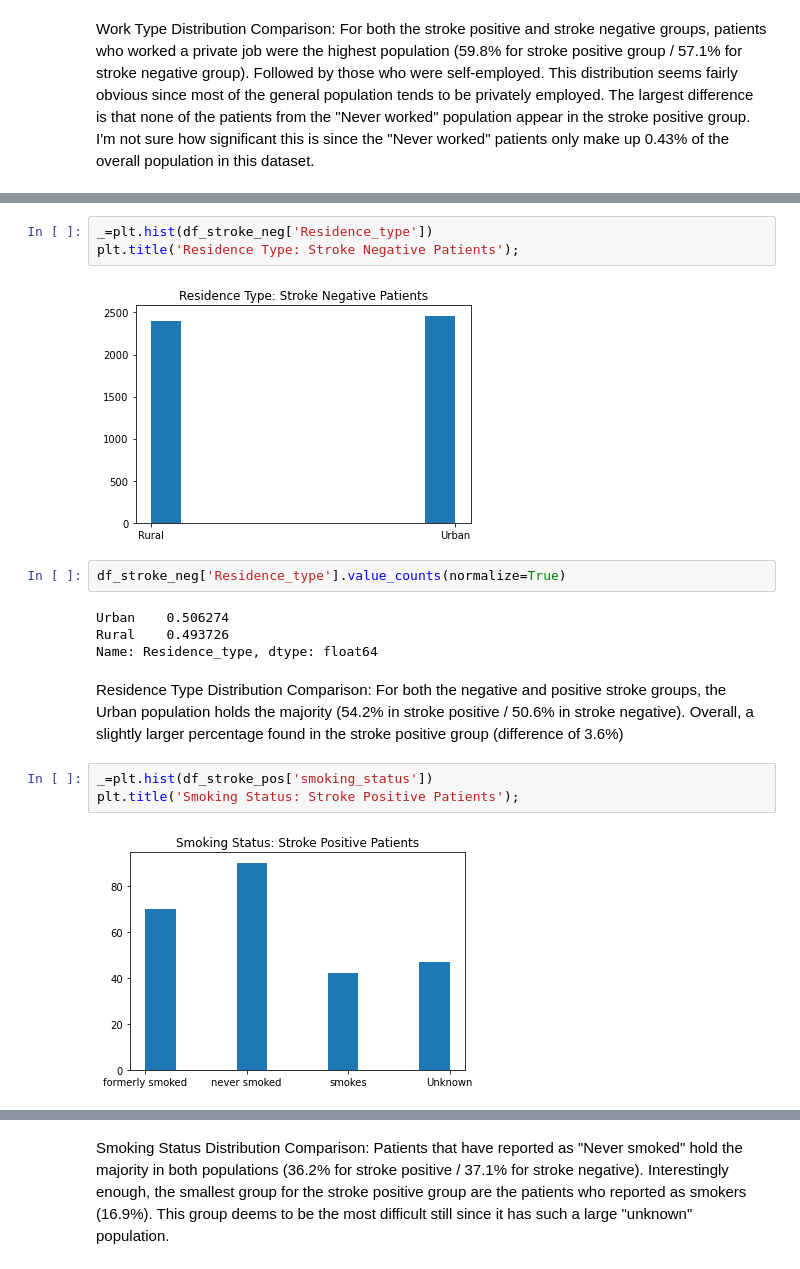
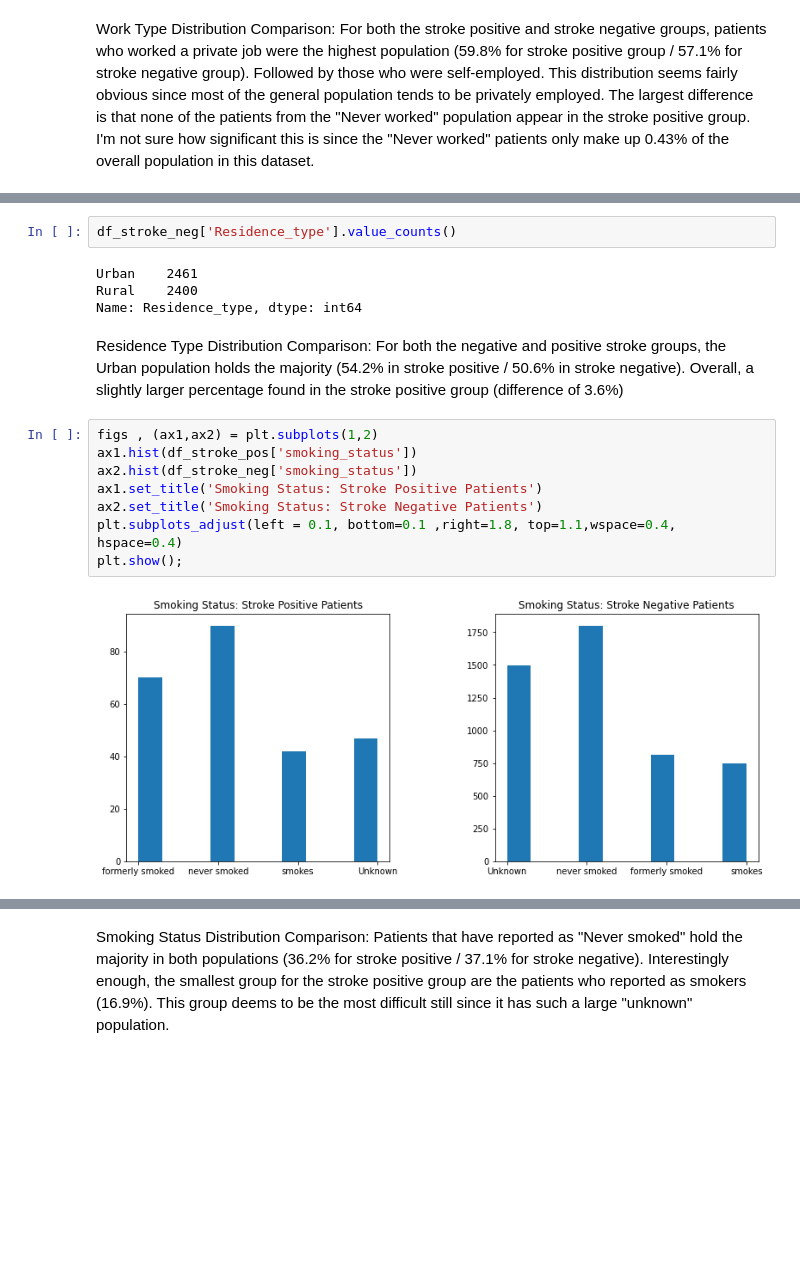
Before and after one commit to juliaechap/Capstone-2, a Jupyter notebook: EDA - Capstone 2 .ipynb, the cells around one changed output, grey strips where cells are left out. Saved outputs shown, nothing was run; the diff lists cells and outputs as text; blank space fills up the shorter version.

```diff
--- a/EDA - Capstone 2 .ipynb
+++ b/EDA - Capstone 2 .ipynb
@@ -197,19 +190,19 @@ Name: Residence_type, dtype: float64
-# %%
-_=plt.hist(df_stroke_neg['Residence_type'])
-plt.title('Residence Type: Stroke Negative Patients');
-# %% [output]
-[figure, removed]
 # %%
-df_stroke_neg['Residence_type'].value_counts(normalize=True)
+df_stroke_neg['Residence_type'].value_counts()
 # %% [output]
-Urban    0.506274
-Rural    0.493726
-Name: Residence_type, dtype: float64
+Urban    2461
+Rural    2400
+Name: Residence_type, dtype: int64
 # %% [markdown]
 Residence Type Distribution Comparison: For both the negative and positive stroke groups, the Urban population holds the majority (54.2% in stroke positive / 50.6% in stroke negative). Overall, a slightly larger percentage found in the stroke positive group (difference of 3.6%)
-# %%
-_=plt.hist(df_stroke_pos['smoking_status'])
-plt.title('Smoking Status: Stroke Positive Patients');
-# %% [output]
-[figure, removed]
+# %%
+figs , (ax1,ax2) = plt.subplots(1,2)
+ax1.hist(df_stroke_pos['smoking_status'])
+ax2.hist(df_stroke_neg['smoking_status'])
+ax1.set_title('Smoking Status: Stroke Positive Patients')
+ax2.set_title('Smoking Status: Stroke Negative Patients')
+plt.subplots_adjust(left = 0.1, bottom=0.1 ,right=1.8, top=1.1,wspace=0.4, hspace=0.4)
+plt.show();
+# %% [output]
+[figure, added]
 # %%
```
Also changed, not shown: parts of 66 cells of this notebook.
